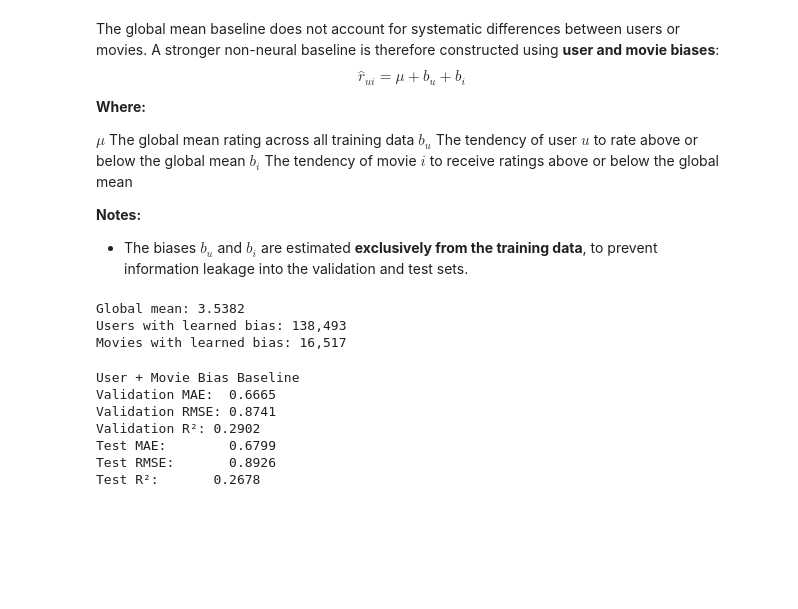
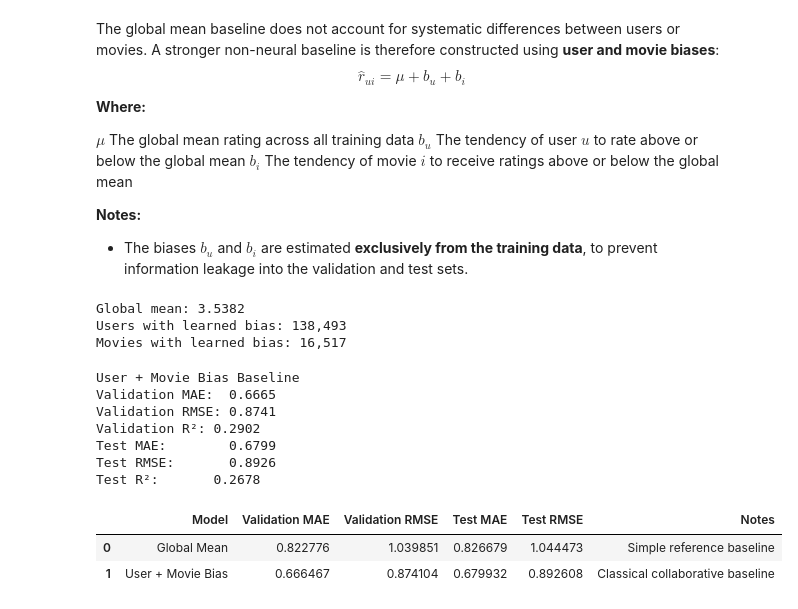
Before and after one commit to Hemanthsai456/Leveraging-Poster-and-Trailer-Audio-Embeddings-for-Cold-Start-Movie-Recommendation, a Jupyter notebook: notebooks/01_Notebook.ipynb, the cells around one changed output. Cells and saved outputs as stored; diff of their text form; code cells hidden in the pictures; blank space fills up the shorter version.

```diff
--- a/notebooks/01_Notebook.ipynb
+++ b/notebooks/01_Notebook.ipynb
@@ -796,6 +800,28 @@ Multimodal movies: (19232, 3)
 Unique movie IDs: 19232
 # %% [markdown]
 ## Step 6: Baseline Models
+# %%
+# Store results
+
+results = []
+def add_result(
+    model_name,
+    val_mae,
+    val_rmse,
+    test_mae,
+    test_rmse,
+    notes=""
+):
+    results.append({
+        "Model": model_name,
+        "Validation MAE": val_mae,
+        "Validation RMSE": val_rmse,
+        "Test MAE": test_mae,
+        "Test RMSE": test_rmse,
+        "Notes": notes
+    })
+
+    return pd.DataFrame(results)
 # %%
 # Load all the data from checkpoint directory
 
@@ -949,3 +987,16 @@ Validation R²: 0.2902
 Test MAE:        0.6799
 Test RMSE:       0.8926
 Test R²:       0.2678
+# %%
+add_result(
+    "User + Movie Bias",
+    val_mae_bias,
+    val_rmse_bias,
+    test_mae_bias,
+    test_rmse_bias,
+    "Classical collaborative baseline"
+)
+# %% [output]
+|  | Model | Validation MAE | Validation RMSE | Test MAE | Test RMSE | Notes |
+| 0 | Global Mean | 0.822776 | 1.039851 | 0.826679 | 1.044473 | Simple reference baseline |
+| 1 | User + Movie Bias | 0.666467 | 0.874104 | 0.679932 | 0.892608 | Classical collaborative baseline |
```
Also changed, not shown: parts of 22 cells of this notebook.
